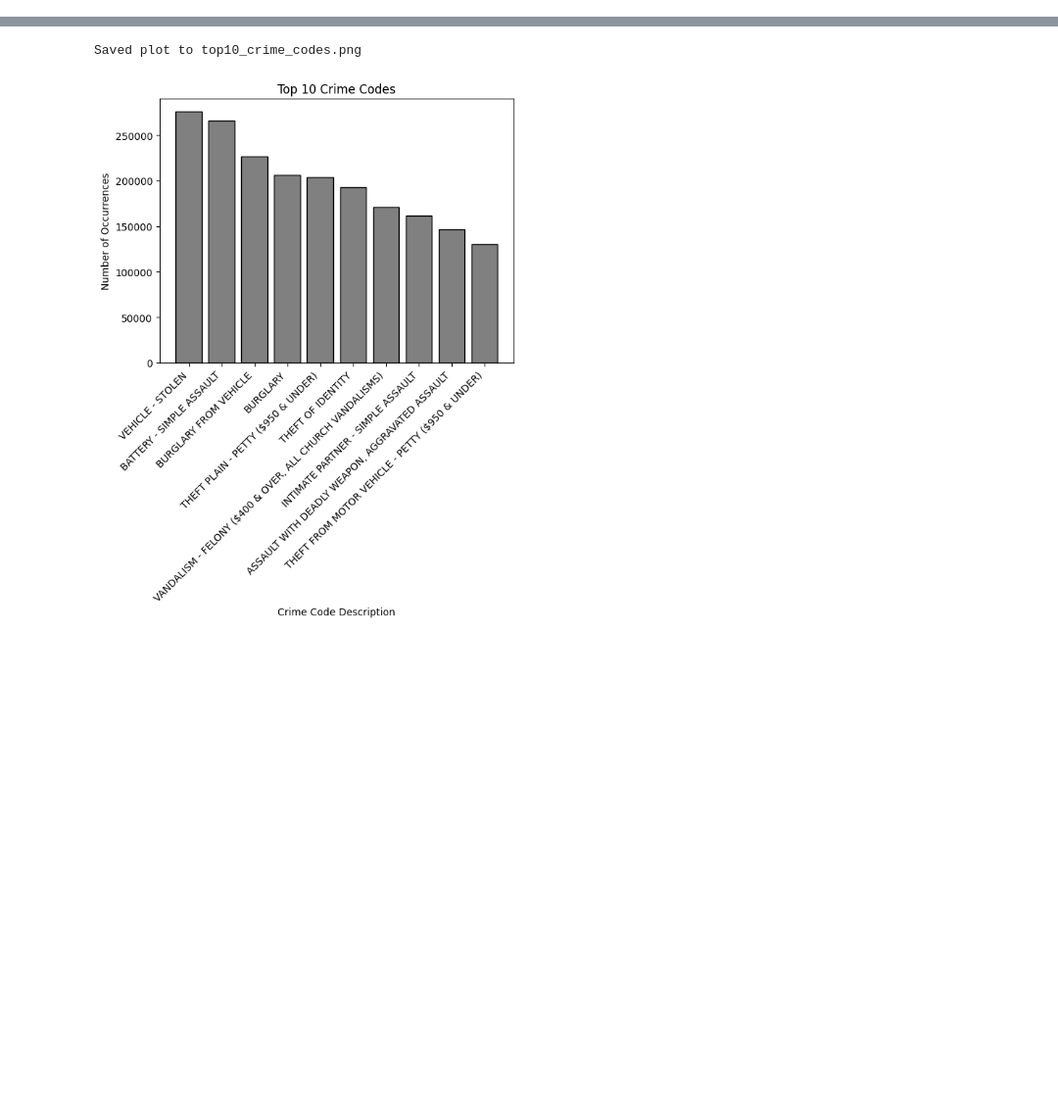
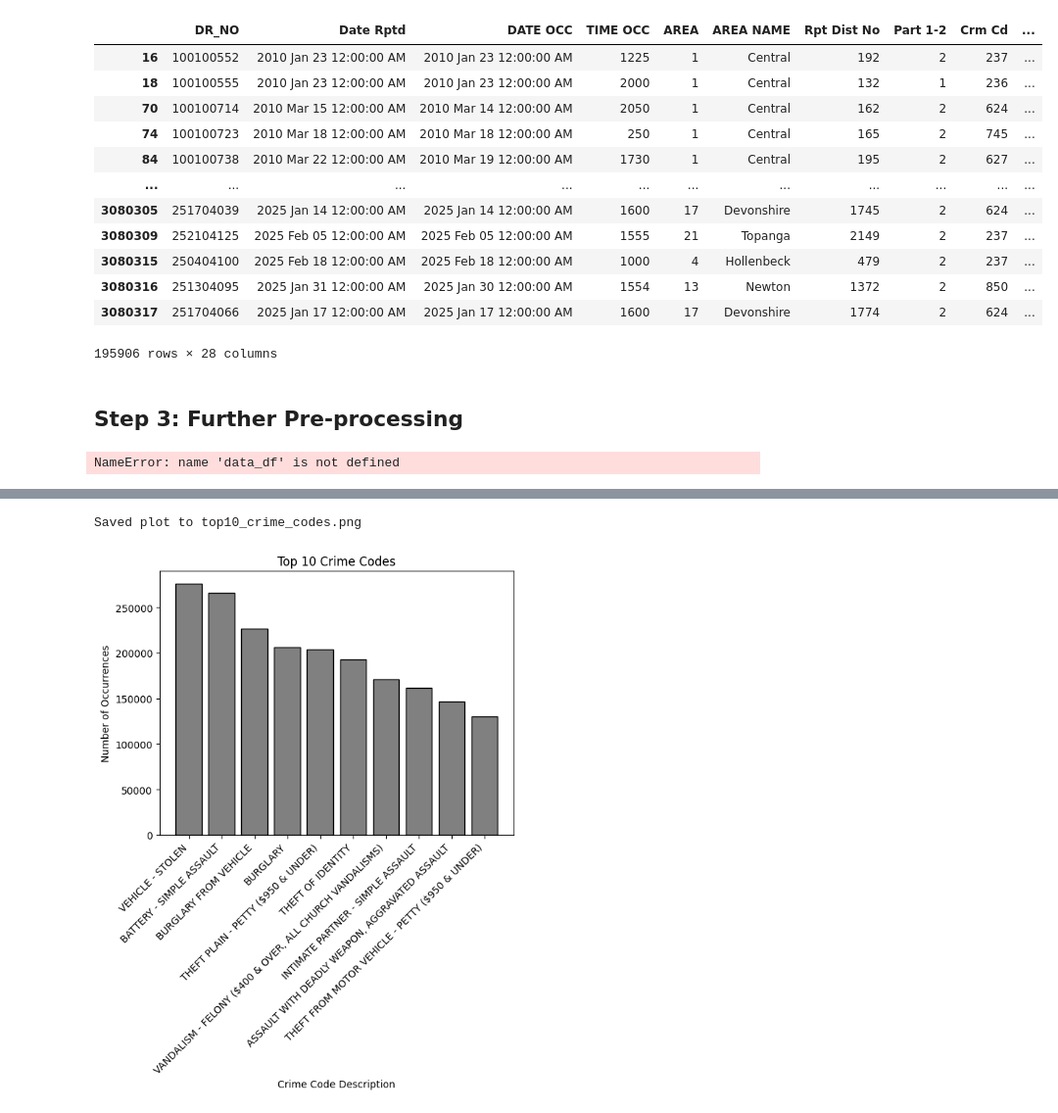
Before and after one commit to trentbrivers/LA_Crime_Data_Mining, a Jupyter notebook: projwork.ipynb, the cells around one changed output, grey strips where cells are left out. Shown: that part at 98% size. Saved outputs shown, nothing was run; the diff lists cells and outputs as text; code cells hidden in the pictures; blank space fills up the shorter version.

```diff
--- a/projwork.ipynb
+++ b/projwork.ipynb
@@ -194,0 +318,18 @@ crimeCodeCounts = cCodeSeries.values.tolist()
+# %%
+data_df[(data_df['VICT AGE'] < 20) & (data_df['VICT AGE'] > 0) ]
+# %% [output]
+|  | DR_NO | Date Rptd | DATE OCC | TIME OCC | AREA | AREA NAME | Rpt Dist No | Part 1-2 | Crm Cd | ... |
+| 16 | 100100552 | 2010 Jan 23 12:00:00 AM | 2010 Jan 23 12:00:00 AM | 1225 | 1 | Central | 192 | 2 | 237 | ... |
+| 18 | 100100555 | 2010 Jan 23 12:00:00 AM | 2010 Jan 23 12:00:00 AM | 2000 | 1 | Central | 132 | 1 | 236 | ... |
+| 70 | 100100714 | 2010 Mar 15 12:00:00 AM | 2010 Mar 14 12:00:00 AM | 2050 | 1 | Central | 162 | 2 | 624 | ... |
+| 74 | 100100723 | 2010 Mar 18 12:00:00 AM | 2010 Mar 18 12:00:00 AM | 250 | 1 | Central | 165 | 2 | 745 | ... |
+| 84 | 100100738 | 2010 Mar 22 12:00:00 AM | 2010 Mar 19 12:00:00 AM | 1730 | 1 | Central | 195 | 2 | 627 | ... |
+| ... | ... | ... | ... | ... | ... | ... | ... | ... | ... | ... |
+| 3080305 | 251704039 | 2025 Jan 14 12:00:00 AM | 2025 Jan 14 12:00:00 AM | 1600 | 17 | Devonshire | 1745 | 2 | 624 | ... |
+| 3080309 | 252104125 | 2025 Feb 05 12:00:00 AM | 2025 Feb 05 12:00:00 AM | 1555 | 21 | Topanga | 2149 | 2 | 237 | ... |
+| 3080315 | 250404100 | 2025 Feb 18 12:00:00 AM | 2025 Feb 18 12:00:00 AM | 1000 | 4 | Hollenbeck | 479 | 2 | 237 | ... |
+| 3080316 | 251304095 | 2025 Jan 31 12:00:00 AM | 2025 Jan 30 12:00:00 AM | 1554 | 13 | Newton | 1372 | 2 | 850 | ... |
+| 3080317 | 251704066 | 2025 Jan 17 12:00:00 AM | 2025 Jan 17 12:00:00 AM | 1600 | 17 | Devonshire | 1774 | 2 | 624 | ... |
+195906 rows × 28 columns
+# %% [markdown]
+## Step 3: Further Pre-processing
@@ -194,0 +338,4 @@ crimeCodeCounts = cCodeSeries.values.tolist()
+# %%
+data_df['DATE OCC'][0]
+# %% [output]
+NameError: name 'data_df' is not defined
```
Also changed, not shown: parts of 58 cells of this notebook.
